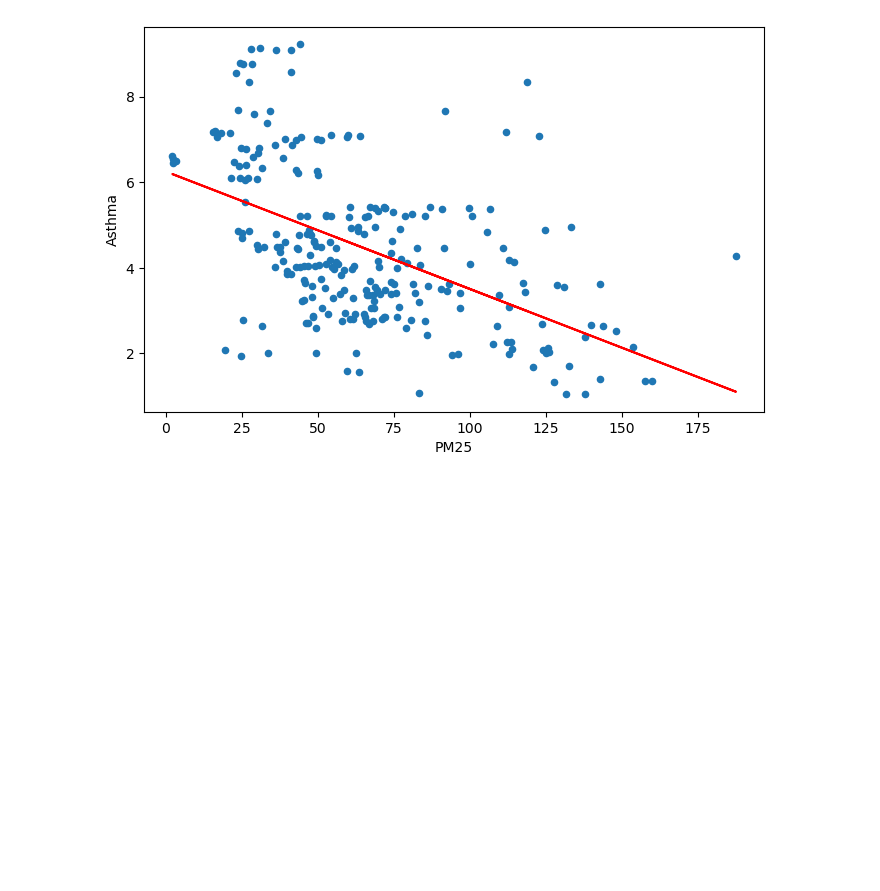
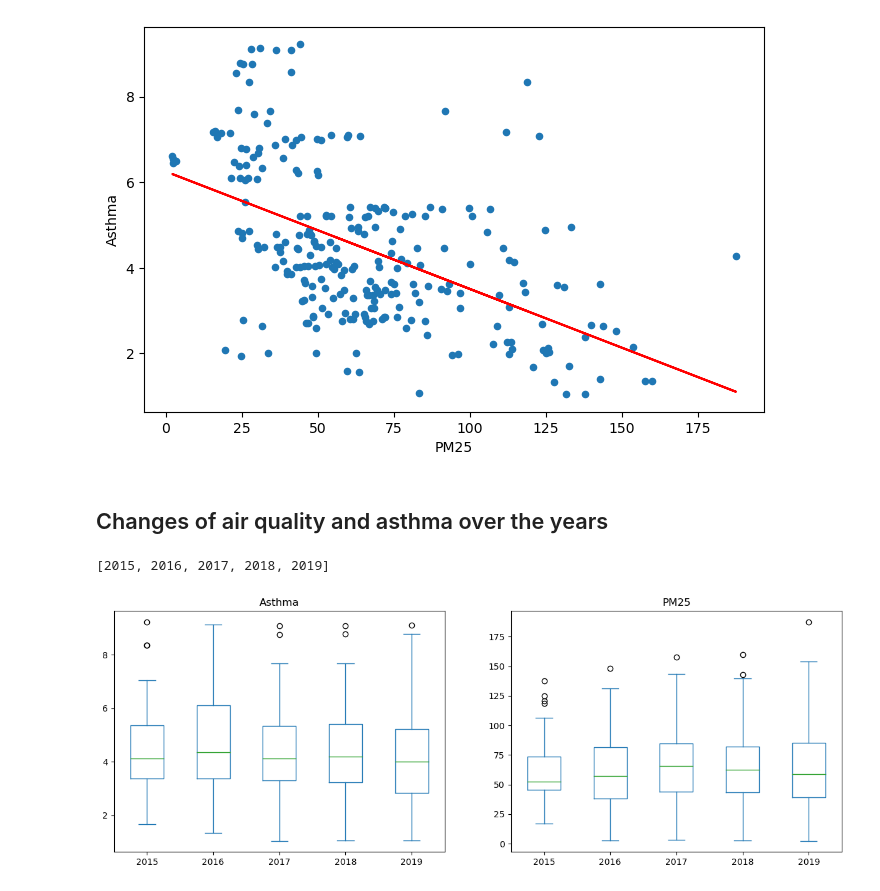
Before and after one commit to benoitchamot/AirQuality_and_Happiness, a Jupyter notebook: Analysis_AirQuality_and_Asthma.ipynb, the cells around one changed output. Saved outputs shown, nothing was run; the diff lists cells and outputs as text; code cells hidden in the pictures; blank space fills up the shorter version.

Commit message:
More data analysis for air quality and asthma

```diff
--- a/Analysis_AirQuality_and_Asthma.ipynb
+++ b/Analysis_AirQuality_and_Asthma.ipynb
@@ -194,3 +194,17 @@ plt.show()
 R-value: -0.51
 Linear model: [Asthma] = -0.0275 * [PM25] + 6.25
 [figure]
+# %% [markdown]
+## Changes of air quality and asthma over the years
+# %%
+year_list = analysis_df['Year'].unique().tolist()
+year_list.sort()
+
+year_list
+# %% [output]
+[2015, 2016, 2017, 2018, 2019]
+# %%
+analysis_df.plot.box('Year',column=['PM25','Asthma'],figsize=(15,5))
+plt.show()
+# %% [output]
+[figure, added]
```
Also changed, not shown: parts of 1 cell of this notebook.
